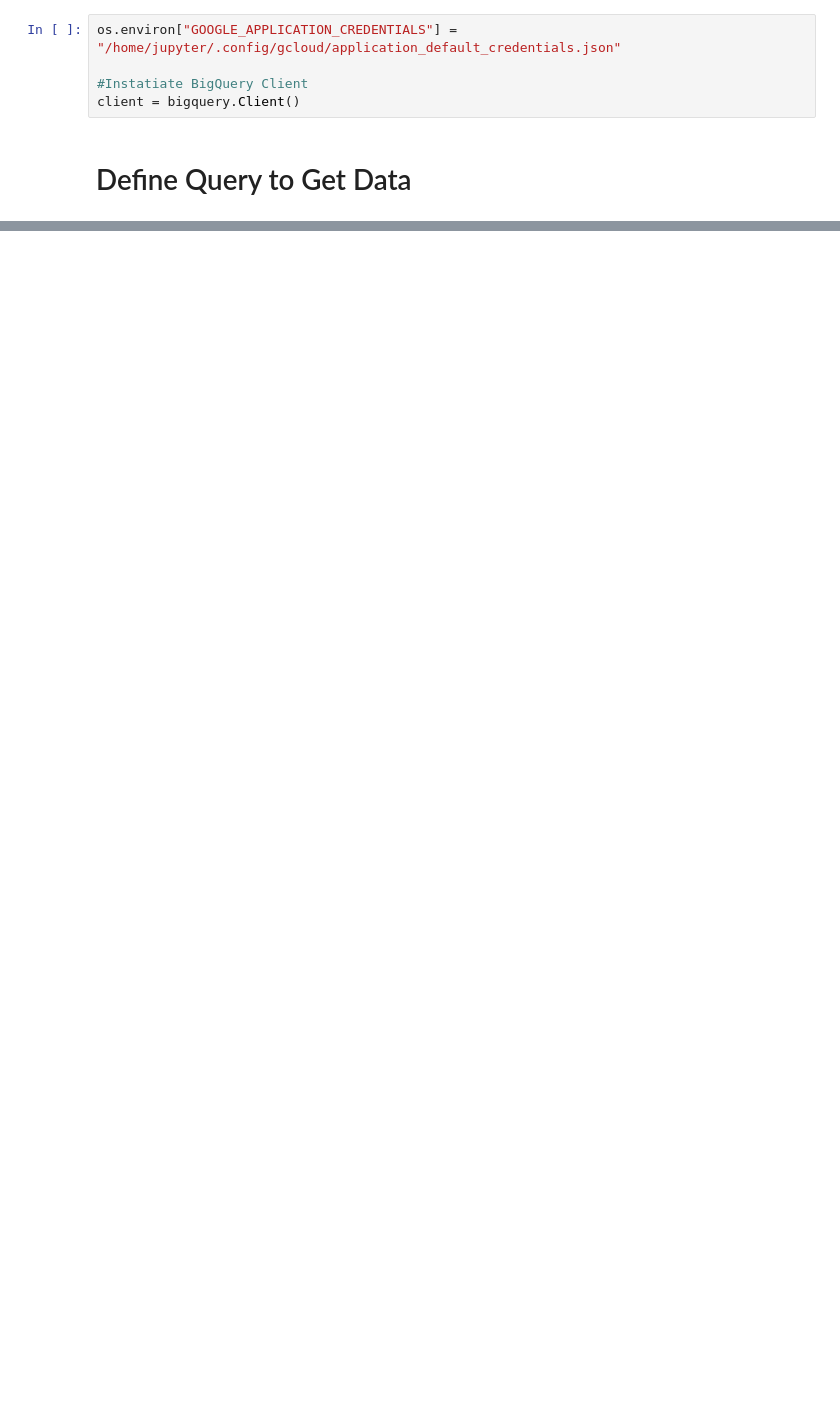
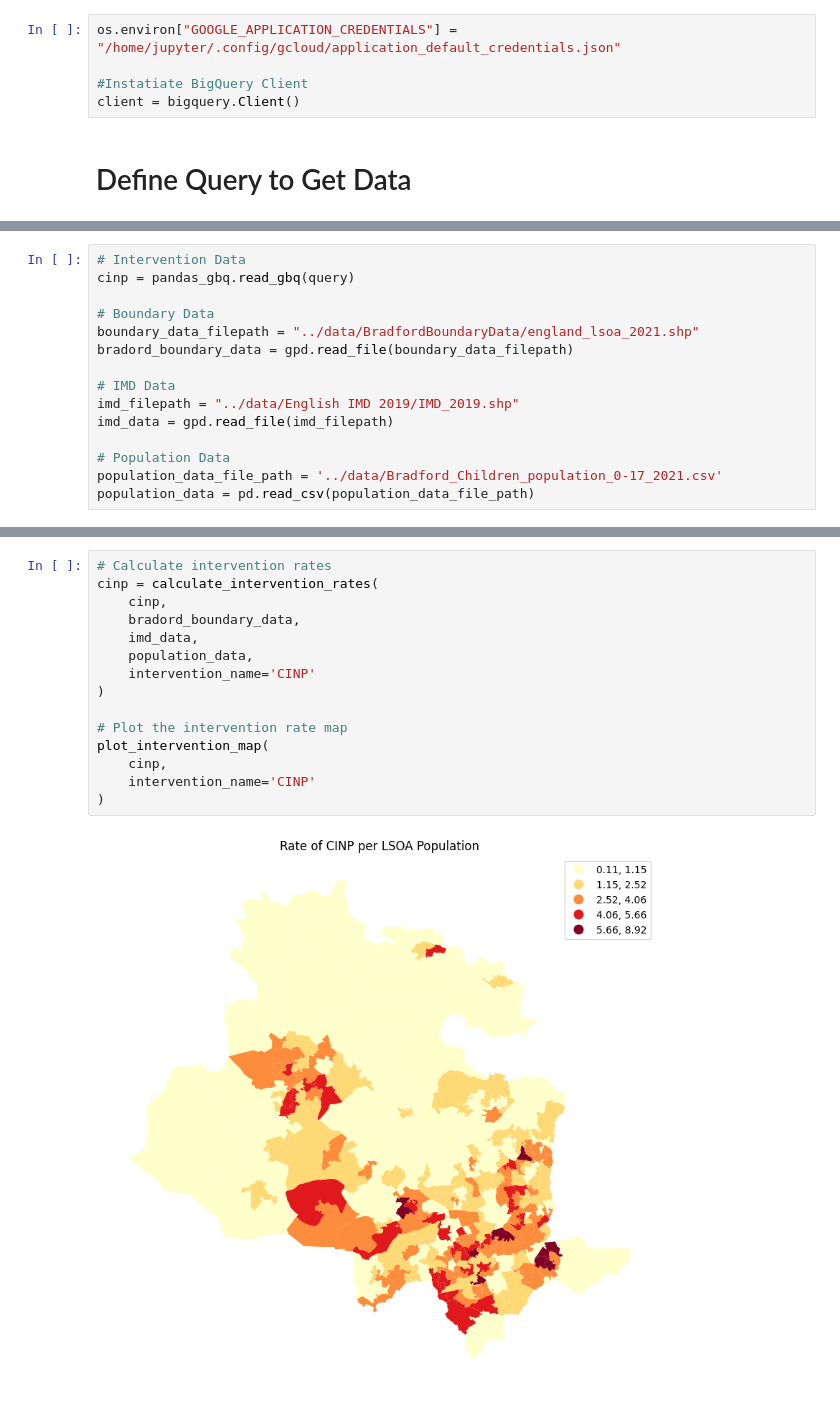
Before and after one commit to ConnectedBradford/CB_2649, a Jupyter notebook: notebooks/cinp_lsoa_analysis.ipynb, the cells around one changed output, grey strips where cells are left out. Cells and saved outputs as stored; diff of their text form; blank space fills up the shorter version.

Commit message:
lsoa analysis for cinp and cpp

```diff
--- a/notebooks/cinp_lsoa_analysis.ipynb
+++ b/notebooks/cinp_lsoa_analysis.ipynb
@@ -75,0 +72,15 @@ LEFT JOIN
+# %%
+# Intervention Data
+cinp = pandas_gbq.read_gbq(query)
+
+# Boundary Data
+boundary_data_filepath = "../data/BradfordBoundaryData/england_lsoa_2021.shp"
+bradord_boundary_data = gpd.read_file(boundary_data_filepath)
+
+# IMD Data
+imd_filepath = "../data/English IMD 2019/IMD_2019.shp"
+imd_data = gpd.read_file(imd_filepath)
+
+# Population Data
+population_data_file_path = '../data/Bradford_Children_population_0-17_2021.csv'
+population_data = pd.read_csv(population_data_file_path)
@@ -75,0 +97,17 @@ LEFT JOIN
+# %%
+# Calculate intervention rates
+cinp = calculate_intervention_rates(
+    cinp,
+    bradord_boundary_data,
+    imd_data,
+    population_data,
+    intervention_name='CINP'
+)
+
+# Plot the intervention rate map
+plot_intervention_map(
+    cinp,
+    intervention_name='CINP'
+)
+# %% [output]
+[figure, added]
```
Also changed, not shown: parts of 6 cells of this notebook, 3 other files.
